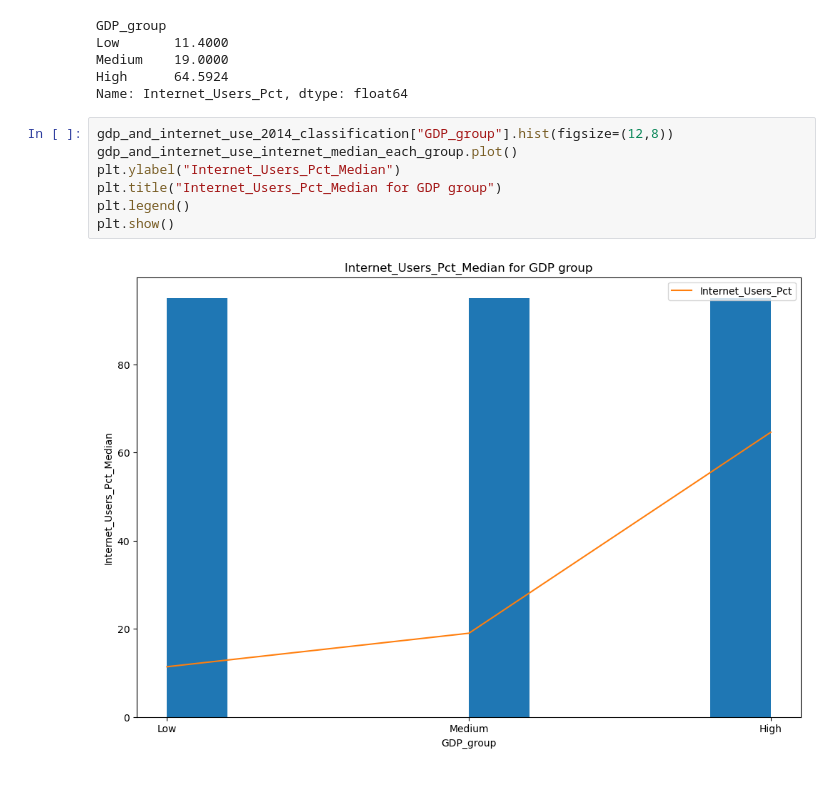
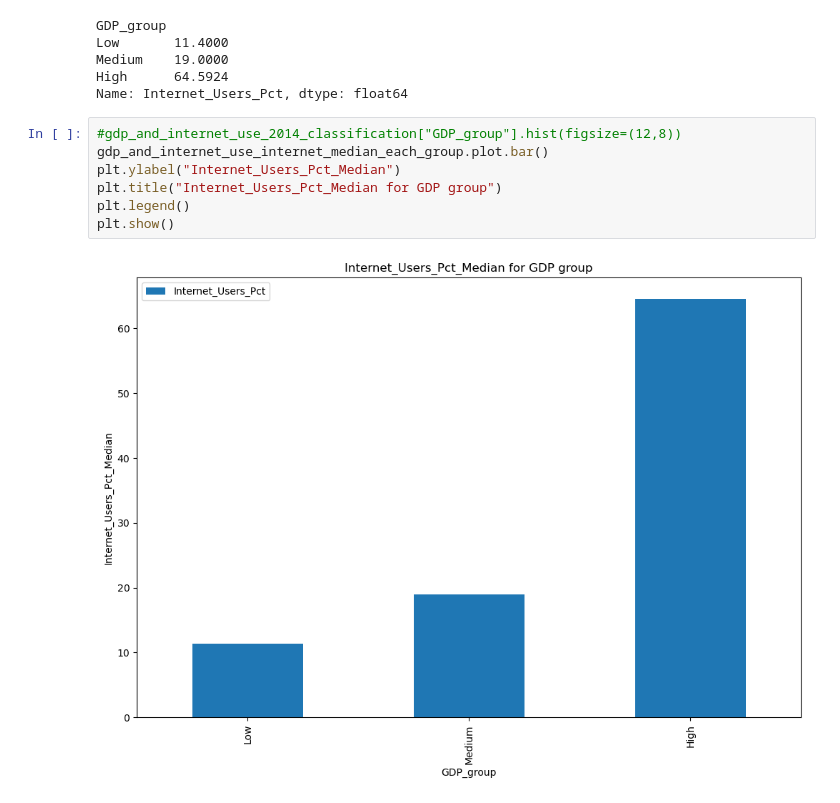
Before and after one commit to NSS-Data-Analytics-Cohort-16/da16-python-gdp-and-internet-use-analysis-janvimehendale, a Jupyter notebook: notebooks/gdp_internetuse.ipynb, the cells around one changed output. Drawn from its saved outputs; the diff is of its cells as text.

```diff
--- a/notebooks/gdp_internetuse.ipynb
+++ b/notebooks/gdp_internetuse.ipynb
@@ -1131,14 +1231,14 @@ Medium    19.0000
 High      64.5924
 Name: Internet_Users_Pct, dtype: float64
 # %%
-gdp_and_internet_use_2014_classification["GDP_group"].hist(figsize=(12,8))
-gdp_and_internet_use_internet_median_each_group.plot()
+#gdp_and_internet_use_2014_classification["GDP_group"].hist(figsize=(12,8))
+gdp_and_internet_use_internet_median_each_group.plot.bar()
 plt.ylabel("Internet_Users_Pct_Median")
 plt.title("Internet_Users_Pct_Median for GDP group")
 plt.legend()
 plt.show()
 # %% [output]
-[figure, old version]
+[figure, new version]
 # %%
 # ### Bonus exercise:
 # 1.    Download another data set from the UN data (http://data.un.org/Explorer.aspx) to merge with your data and explore.
```
Also changed, not shown: parts of 13 cells of this notebook.
